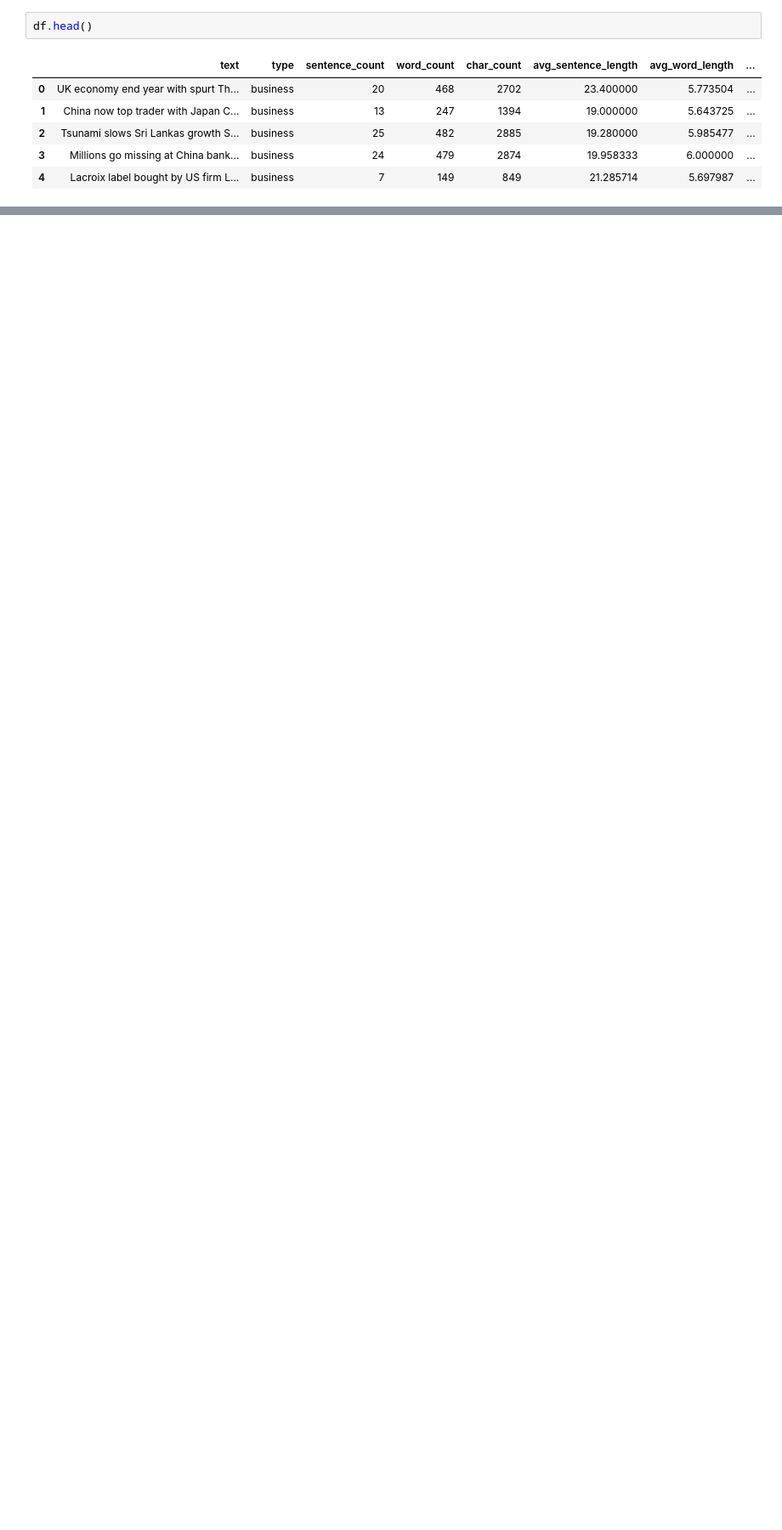
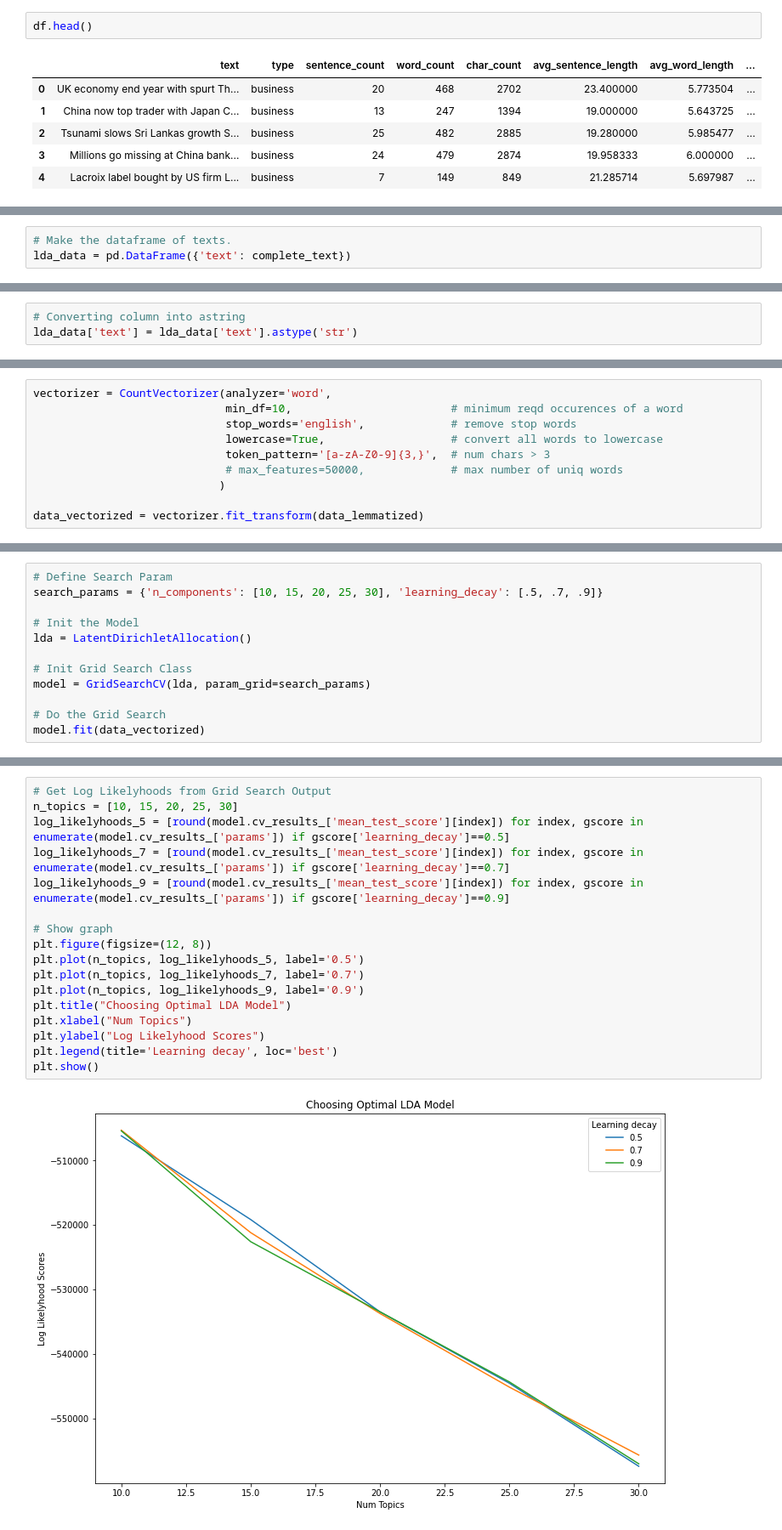
Before and after one commit to harishkollana/Topic-Modeling-on-News-Articles---Clustering, a Jupyter notebook: Topic_Modeling_on_News_Articles_Capstone_Project.ipynb, the cells around one changed output, grey strips where cells are left out. Shown at 85% size. Saved outputs shown, nothing was run; the diff lists cells and outputs as text; blank space fills up the shorter version.

```diff
--- a/Topic_Modeling_on_News_Articles_Capstone_Project.ipynb
+++ b/Topic_Modeling_on_News_Articles_Capstone_Project.ipynb
@@ -677,0 +382,3 @@ topic
+# %%
+# Make the dataframe of texts.
+lda_data = pd.DataFrame({'text': complete_text})
@@ -677,0 +415,3 @@ topic
+# %%
+# Converting column into astring
+lda_data['text'] = lda_data['text'].astype('str')
@@ -677,0 +479,10 @@ topic
+# %%
+vectorizer = CountVectorizer(analyzer='word',
+                             min_df=10,                        # minimum reqd occurences of a word
+                             stop_words='english',             # remove stop words
+                             lowercase=True,                   # convert all words to lowercase
+                             token_pattern='[a-zA-Z0-9]{3,}',  # num chars > 3
+                             # max_features=50000,             # max number of uniq words
+                            )
+
+data_vectorized = vectorizer.fit_transform(data_lemmatized)
@@ -677,0 +541,12 @@ topic
+# %%
+# Define Search Param
+search_params = {'n_components': [10, 15, 20, 25, 30], 'learning_decay': [.5, .7, .9]}
+
+# Init the Model
+lda = LatentDirichletAllocation()
+
+# Init Grid Search Class
+model = GridSearchCV(lda, param_grid=search_params)
+
+# Do the Grid Search
+model.fit(data_vectorized)
@@ -677,0 +573,19 @@ topic
+# %%
+# Get Log Likelyhoods from Grid Search Output
+n_topics = [10, 15, 20, 25, 30]
+log_likelyhoods_5 = [round(model.cv_results_['mean_test_score'][index]) for index, gscore in enumerate(model.cv_results_['params']) if gscore['learning_decay']==0.5]
+log_likelyhoods_7 = [round(model.cv_results_['mean_test_score'][index]) for index, gscore in enumerate(model.cv_results_['params']) if gscore['learning_decay']==0.7]
+log_likelyhoods_9 = [round(model.cv_results_['mean_test_score'][index]) for index, gscore in enumerate(model.cv_results_['params']) if gscore['learning_decay']==0.9]
+
+# Show graph
+plt.figure(figsize=(12, 8))
+plt.plot(n_topics, log_likelyhoods_5, label='0.5')
+plt.plot(n_topics, log_likelyhoods_7, label='0.7')
+plt.plot(n_topics, log_likelyhoods_9, label='0.9')
+plt.title("Choosing Optimal LDA Model")
+plt.xlabel("Num Topics")
+plt.ylabel("Log Likelyhood Scores")
+plt.legend(title='Learning decay', loc='best')
+plt.show()
+# %% [output]
+[figure, added]
```
Also changed, not shown: parts of 58 cells of this notebook.
